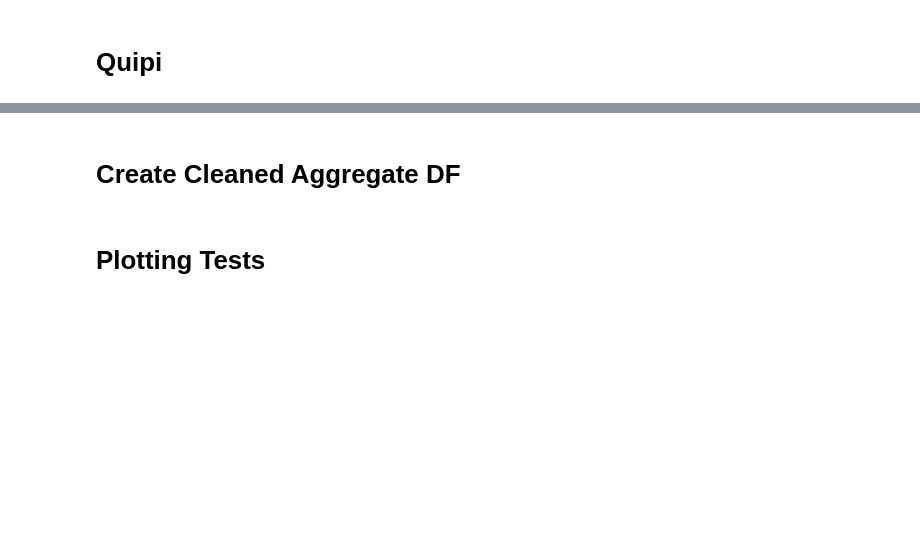
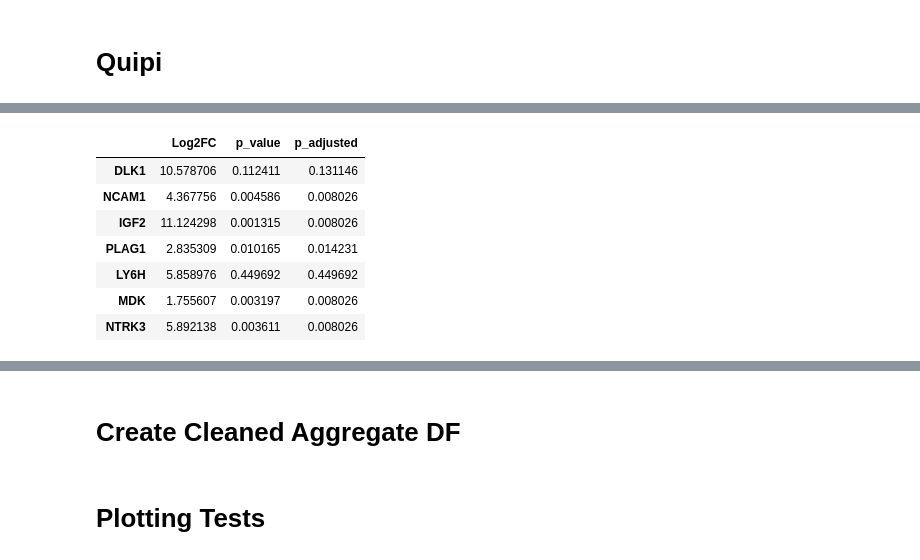
Before and after one commit to hwismer/QuIPI, a Jupyter notebook: quipi_wrangling.ipynb, the cells around one changed output, grey strips where cells are left out. Saved outputs shown, nothing was run; the diff lists cells and outputs as text; code cells hidden in the pictures; blank space fills up the shorter version.

```diff
--- a/quipi_wrangling.ipynb
+++ b/quipi_wrangling.ipynb
@@ -50,0 +125,11 @@ master_df
+# %%
+# P-values
+from scipy.stats import mannwhitneyu
+from statsmodels.stats.multitest import multipletests
+from scipy.stats import ranksums
+
+top_data = top[gene_set]
+bot_data = bot[gene_set]
+
+p_vals = ranksums(top_data,bot_data)[1]
+p_adj = multipletests(p_vals, method = "fdr_bh")[1]
@@ -50,0 +150,10 @@ master_df
+# %%
+# Fold Changes
+
+raw_top = raw_subset.loc[top.index][gene_set]
+raw_bot = raw_subset.loc[bot.index][gene_set]
+
+top_avg_tpm = raw_top.mean(axis=0) + .01
+bot_avg_tpm = raw_bot.mean(axis=0) + .01
+
+fc = np.log2(top_avg_tpm / bot_avg_tpm)
@@ -50,0 +169,2 @@ master_df
+# %%
+df_dict = {"Log2FC": fc, "p_value": p_vals, "p_adjusted" : p_adj}
@@ -50,0 +184,11 @@ master_df
+# %%
+pd.DataFrame(df_dict)
+# %% [output]
+|  | Log2FC | p_value | p_adjusted |
+| DLK1 | 10.578706 | 0.112411 | 0.131146 |
+| NCAM1 | 4.367756 | 0.004586 | 0.008026 |
+| IGF2 | 11.124298 | 0.001315 | 0.008026 |
+| PLAG1 | 2.835309 | 0.010165 | 0.014231 |
+| LY6H | 5.858976 | 0.449692 | 0.449692 |
+| MDK | 1.755607 | 0.003197 | 0.008026 |
+| NTRK3 | 5.892138 | 0.003611 | 0.008026 |
```
Also changed, not shown: parts of 23 cells of this notebook, 4 other files.
